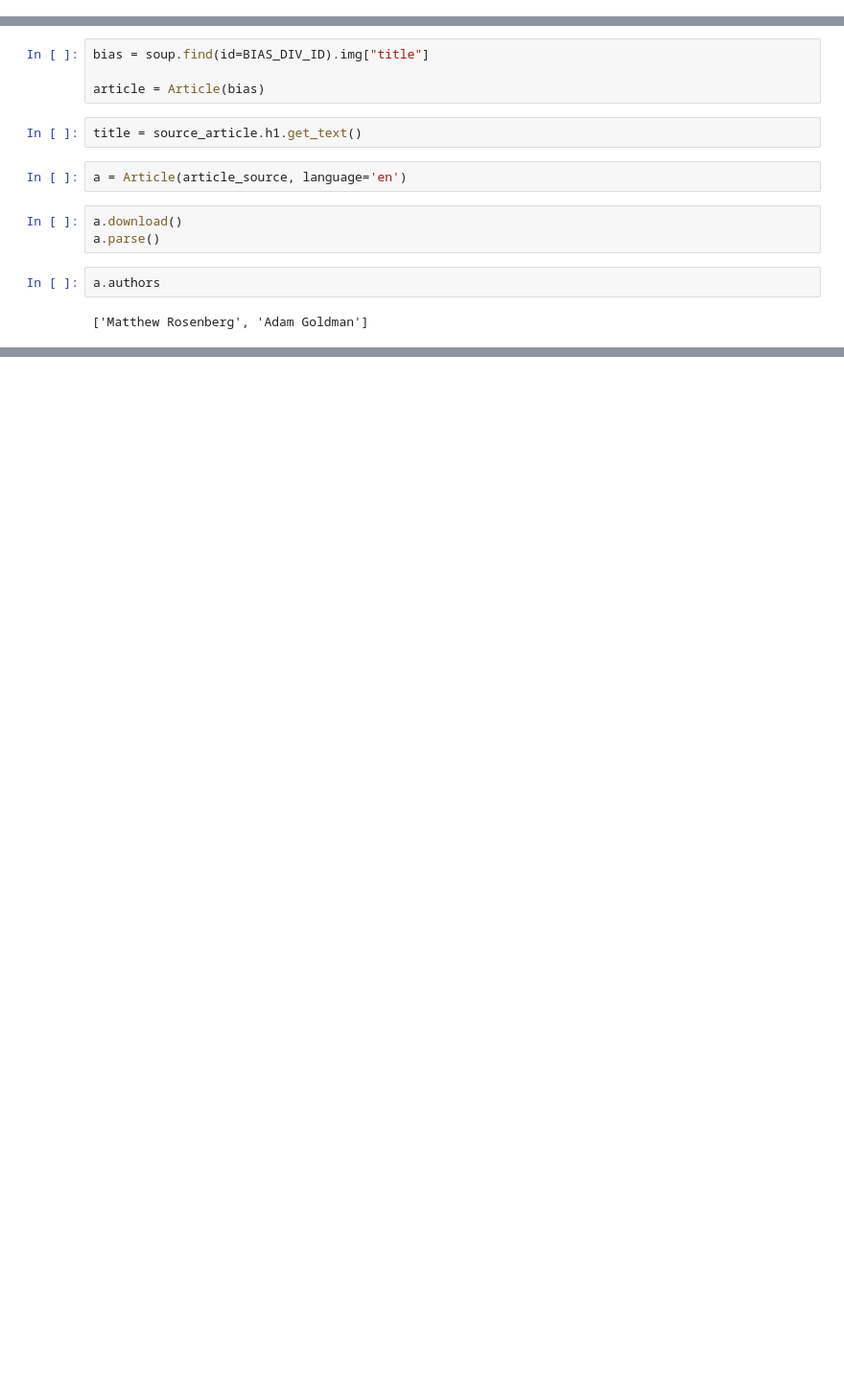
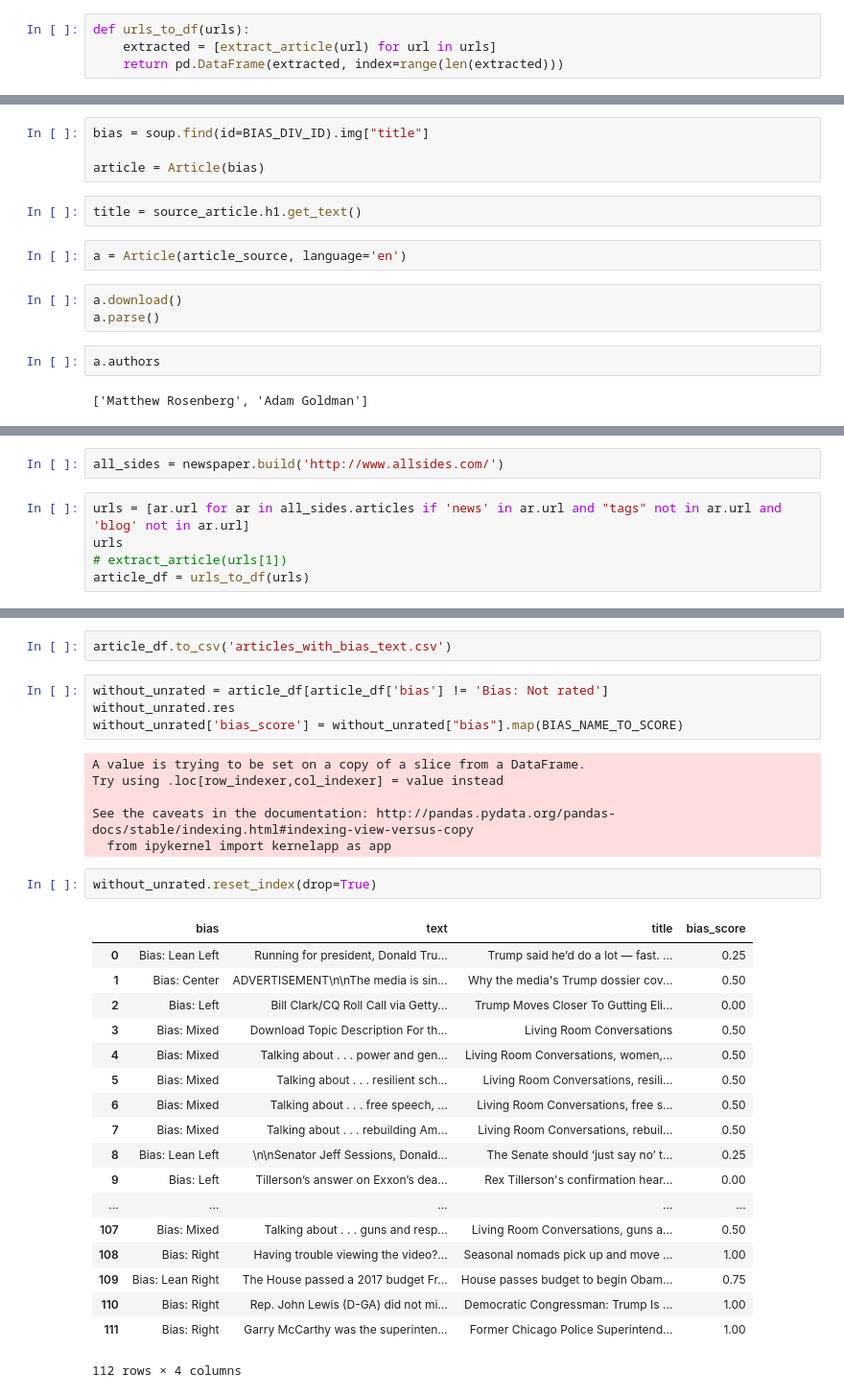
Before and after one commit to Charlieung/DebugPoly, a Jupyter notebook: DownloadTrainingArticles.ipynb, the cells around one changed output, grey strips where cells are left out. Shown: that part at 96% size. Saved outputs shown, nothing was run; the diff lists cells and outputs as text; blank space fills up the shorter version.

Commit message:
download training set

```diff
--- a/DownloadTrainingArticles.ipynb
+++ b/DownloadTrainingArticles.ipynb
@@ -73,4 +76,8 @@ def extract_article(url):
     }
+# %%
+def urls_to_df(urls):
+    extracted = [extract_article(url) for url in urls]
+    return pd.DataFrame(extracted, index=range(len(extracted)))
 # %%
 # extract_article(example_urls[0])
 extracted = [extract_article(url) for url in example_urls]
@@ -106,0 +110,7 @@ a.title
+# %%
+all_sides = newspaper.build('http://www.allsides.com/')
+# %%
+urls = [ar.url for ar in all_sides.articles if 'news' in ar.url and "tags" not in ar.url and 'blog' not in ar.url]
+urls
+# extract_article(urls[1])
+article_df = urls_to_df(urls)
@@ -106,0 +156,33 @@ a.title
+# %%
+article_df.to_csv('articles_with_bias_text.csv')
+# %%
+without_unrated = article_df[article_df['bias'] != 'Bias: Not rated']
+without_unrated.res
+without_unrated['bias_score'] = without_unrated["bias"].map(BIAS_NAME_TO_SCORE)
+# %% [output]
+A value is trying to be set on a copy of a slice from a DataFrame.
+Try using .loc[row_indexer,col_indexer] = value instead
+
+See the caveats in the documentation: http://pandas.pydata.org/pandas-docs/stable/indexing.html#indexing-view-versus-copy
+  from ipykernel import kernelapp as app
+# %%
+without_unrated.reset_index(drop=True)
+# %% [output]
+|  | bias | text | title | bias_score |
+| 0 | Bias: Lean Left | Running for president, Donald Tru... | Trump said he’d do a lot — fast. ... | 0.25 |
+| 1 | Bias: Center | ADVERTISEMENT\n\nThe media is sin... | Why the media's Trump dossier cov... | 0.50 |
+| 2 | Bias: Left | Bill Clark/CQ Roll Call via Getty... | Trump Moves Closer To Gutting Eli... | 0.00 |
+| 3 | Bias: Mixed | Download Topic Description For th... | Living Room Conversations | 0.50 |
+| 4 | Bias: Mixed | Talking about . . . power and gen... | Living Room Conversations, women,... | 0.50 |
+| 5 | Bias: Mixed | Talking about . . . resilient sch... | Living Room Conversations, resili... | 0.50 |
+| 6 | Bias: Mixed | Talking about . . . free speech, ... | Living Room Conversations, free s... | 0.50 |
+| 7 | Bias: Mixed | Talking about . . . rebuilding Am... | Living Room Conversations, rebuil... | 0.50 |
+| 8 | Bias: Lean Left | \n\nSenator Jeff Sessions, Donald... | The Senate should ‘just say no’ t... | 0.25 |
+| 9 | Bias: Left | Tillerson’s answer on Exxon’s dea... | Rex Tillerson's confirmation hear... | 0.00 |
+| ... | ... | ... | ... | ... |
+| 107 | Bias: Mixed | Talking about . . . guns and resp... | Living Room Conversations, guns a... | 0.50 |
+| 108 | Bias: Right | Having trouble viewing the video?... | Seasonal nomads pick up and move ... | 1.00 |
+| 109 | Bias: Lean Right | The House passed a 2017 budget Fr... | House passes budget to begin Obam... | 0.75 |
+| 110 | Bias: Right | Rep. John Lewis (D-GA) did not mi... | Democratic Congressman: Trump Is ... | 1.00 |
+| 111 | Bias: Right | Garry McCarthy was the superinten... | Former Chicago Police Superintend... | 1.00 |
+112 rows × 4 columns
```
Also changed, not shown: parts of 5 cells of this notebook.
